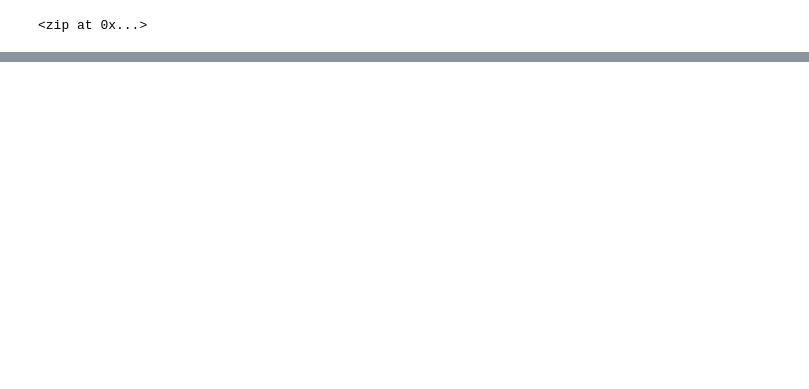
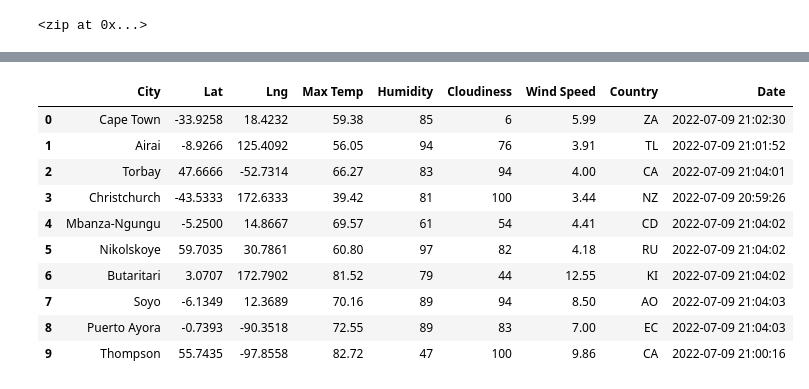
Before and after one commit to Rubina-Shrivastava/World_Weather_Analysis, a Jupyter notebook: WeatherPy.ipynb, the cells around one changed output, grey strips where cells are left out. Saved outputs shown, nothing was run; the diff lists cells and outputs as text; code cells hidden in the pictures; blank space fills up the shorter version.

```diff
--- a/WeatherPy.ipynb
+++ b/WeatherPy.ipynb
@@ -54,0 +59,10 @@ len(cities)
+# %%
+# Create an empty list to hold the weather data.
+city_data = []
+# Print the beginning of the logging.
+print("Beginning Data Retrieval     ")
+print("-----------------------------")
+
+# Create counters.
+record_count = 1
+set_count = 1
@@ -54,0 +78,4 @@ len(cities)
+# %%
+# Starting URL for Weather Map API Call.
+url = "http://api.openweathermap.org/data/2.5/weather?units=Imperial&APPID=" + weather_api_key
+print(url)
@@ -54,0 +153,16 @@ len(cities)
+# %%
+# Convert the array of dictionaries to a Pandas DataFrame.
+city_data_df = pd.DataFrame(city_data)
+city_data_df.head(10)
+# %% [output]
+|  | City | Lat | Lng | Max Temp | Humidity | Cloudiness | Wind Speed | Country | Date |
+| 0 | Cape Town | -33.9258 | 18.4232 | 59.38 | 85 | 6 | 5.99 | ZA | 2022-07-09 21:02:30 |
+| 1 | Airai | -8.9266 | 125.4092 | 56.05 | 94 | 76 | 3.91 | TL | 2022-07-09 21:01:52 |
+| 2 | Torbay | 47.6666 | -52.7314 | 66.27 | 83 | 94 | 4.00 | CA | 2022-07-09 21:04:01 |
+| 3 | Christchurch | -43.5333 | 172.6333 | 39.42 | 81 | 100 | 3.44 | NZ | 2022-07-09 20:59:26 |
+| 4 | Mbanza-Ngungu | -5.2500 | 14.8667 | 69.57 | 61 | 54 | 4.41 | CD | 2022-07-09 21:04:02 |
+| 5 | Nikolskoye | 59.7035 | 30.7861 | 60.80 | 97 | 82 | 4.18 | RU | 2022-07-09 21:04:02 |
+| 6 | Butaritari | 3.0707 | 172.7902 | 81.52 | 79 | 44 | 12.55 | KI | 2022-07-09 21:04:02 |
+| 7 | Soyo | -6.1349 | 12.3689 | 70.16 | 89 | 94 | 8.50 | AO | 2022-07-09 21:04:03 |
+| 8 | Puerto Ayora | -0.7393 | -90.3518 | 72.55 | 89 | 83 | 7.00 | EC | 2022-07-09 21:04:03 |
+| 9 | Thompson | 55.7435 | -97.8558 | 82.72 | 47 | 100 | 9.86 | CA | 2022-07-09 21:00:16 |
```
Also changed, not shown: parts of 10 cells of this notebook.
